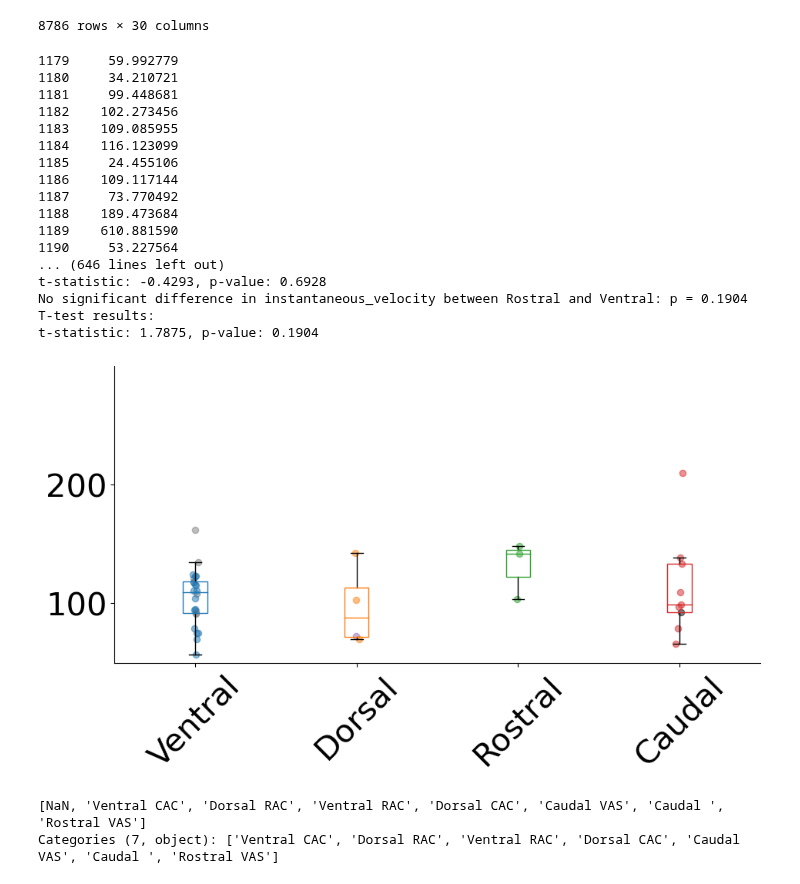
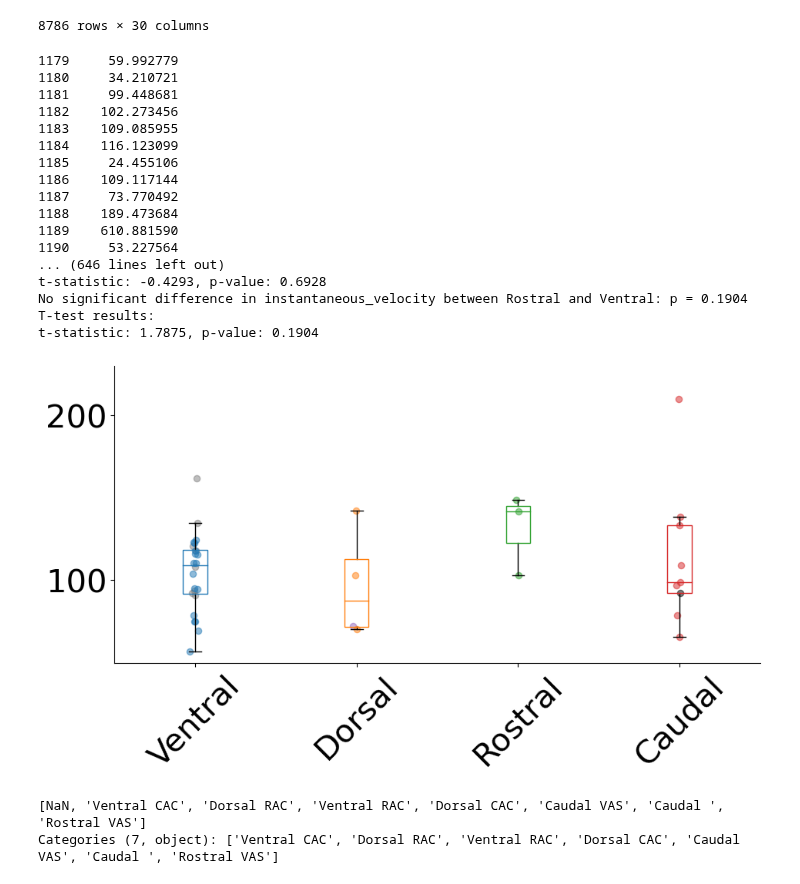
Before and after one commit to john-judge/TSM-to-ZDA, a Jupyter notebook: PPR_scnn1a_single_Apr2025.ipynb, the cells around one changed output. Drawn from its saved outputs; the diff is of its cells as text; code cells hidden in the pictures.

```diff
--- a/PPR_scnn1a_single_Apr2025.ipynb
+++ b/PPR_scnn1a_single_Apr2025.ipynb
@@ -1269,39 +1270,39 @@ for metric in ['instantaneous_velocity', ]:
     elif metric == 'instantaneous_velocity':
         #plt.ylabel(r'Within-Barrel Speed ($\mu$m/ms)', fontsize=40, labelpad=20)
         plt.yticks([0, 100,  200], fontsize=30)
-        plt.ylim(50, 300)
+        plt.ylim(50, 230)
 
     plt.xticks([i for i in range(1,5)], barrel_types, fontsize=30, rotation=45)
     #plt.xticks([0.25, 0.5, 0.75, 1], ['Rostral', 'Caudal', 'Medial', 'Lateral'], fontsize=24)
     #plt.xlim(-0.23250000000000004, 3.2325000000000004)
     plt.tight_layout()
 
 
     # set spines to be invisible
     plt.gca().spines['right'].set_visible(False)
     plt.gca().spines['top'].set_visible(False)
 
     plt.savefig(output_fig_dir + 'rostro_caudal_medial_lateral_barrels_' + metric + '.png', dpi=300, bbox_inches='tight')
     plt.show()
 # %% [output]
 1179     59.992779
 1180     34.210721
 1181     99.448681
 1182    102.273456
 1183    109.085955
 1184    116.123099
 1185     24.455106
 1186    109.117144
 1187     73.770492
 1188    189.473684
 1189    610.881590
 1190     53.227564
 ... (646 lines left out)
 t-statistic: -0.4293, p-value: 0.6928
 No significant difference in instantaneous_velocity between Rostral and Ventral: p = 0.1904
 T-test results:
 t-statistic: 1.7875, p-value: 0.1904
-[figure, old version]
+[figure, new version]
 # %%
 ladder_df['Detailed_Section'].unique()
 # %% [output]
```
Also changed, not shown: parts of 19 cells of this notebook, 6 other files.
